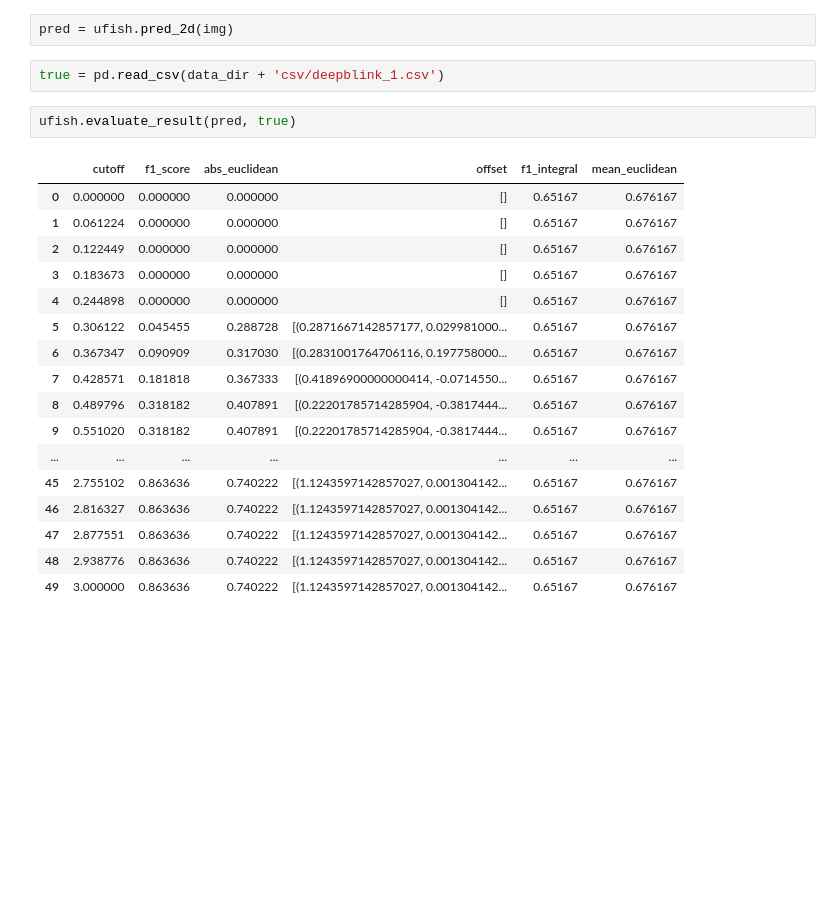
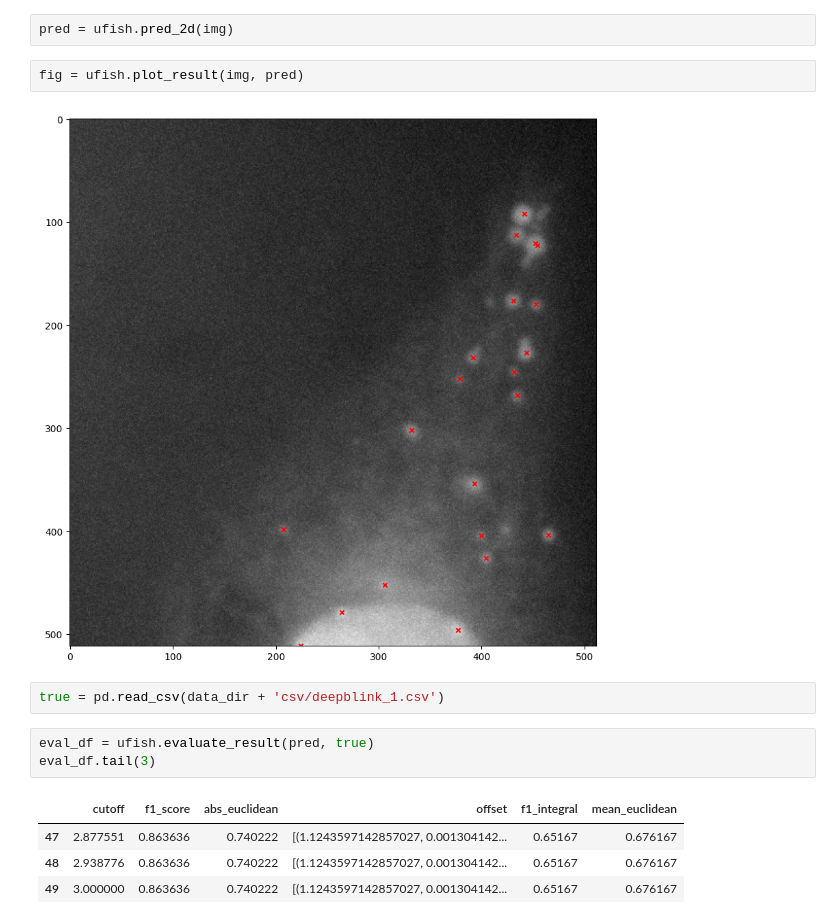
Before and after one commit to UFISH-Team/U-FISH, a Jupyter notebook: notebooks/test.ipynb, the cells around one changed output. Drawn from its saved outputs; the diff is of its cells as text; blank space fills up the shorter version.

Commit message:
api and cli for plot

```diff
--- a/notebooks/test.ipynb
+++ b/notebooks/test.ipynb
@@ -35,25 +34,17 @@ array([[0., 0., 0., ..., 0., 0., 0.],
        [0., 0., 0., ..., 0., 0., 0.]], dtype=float32)
 # %%
 pred = ufish.pred_2d(img)
+# %%
+fig = ufish.plot_result(img, pred)
+# %% [output]
+[figure, added]
 # %%
 true = pd.read_csv(data_dir + 'csv/deepblink_1.csv')
 # %%
-ufish.evaluate_result(pred, true)
+eval_df = ufish.evaluate_result(pred, true)
+eval_df.tail(3)
 # %% [output]
 |  | cutoff | f1_score | abs_euclidean | offset | f1_integral | mean_euclidean |
-| 0 | 0.000000 | 0.000000 | 0.000000 | [] | 0.65167 | 0.676167 |
-| 1 | 0.061224 | 0.000000 | 0.000000 | [] | 0.65167 | 0.676167 |
-| 2 | 0.122449 | 0.000000 | 0.000000 | [] | 0.65167 | 0.676167 |
-| 3 | 0.183673 | 0.000000 | 0.000000 | [] | 0.65167 | 0.676167 |
-| 4 | 0.244898 | 0.000000 | 0.000000 | [] | 0.65167 | 0.676167 |
-| 5 | 0.306122 | 0.045455 | 0.288728 | [(0.2871667142857177, 0.029981000... | 0.65167 | 0.676167 |
-| 6 | 0.367347 | 0.090909 | 0.317030 | [(0.2831001764706116, 0.197758000... | 0.65167 | 0.676167 |
-| 7 | 0.428571 | 0.181818 | 0.367333 | [(0.41896900000000414, -0.0714550... | 0.65167 | 0.676167 |
-| 8 | 0.489796 | 0.318182 | 0.407891 | [(0.22201785714285904, -0.3817444... | 0.65167 | 0.676167 |
-| 9 | 0.551020 | 0.318182 | 0.407891 | [(0.22201785714285904, -0.3817444... | 0.65167 | 0.676167 |
-| ... | ... | ... | ... | ... | ... | ... |
-| 45 | 2.755102 | 0.863636 | 0.740222 | [(1.1243597142857027, 0.001304142... | 0.65167 | 0.676167 |
-| 46 | 2.816327 | 0.863636 | 0.740222 | [(1.1243597142857027, 0.001304142... | 0.65167 | 0.676167 |
 | 47 | 2.877551 | 0.863636 | 0.740222 | [(1.1243597142857027, 0.001304142... | 0.65167 | 0.676167 |
 | 48 | 2.938776 | 0.863636 | 0.740222 | [(1.1243597142857027, 0.001304142... | 0.65167 | 0.676167 |
 | 49 | 3.000000 | 0.863636 | 0.740222 | [(1.1243597142857027, 0.001304142... | 0.65167 | 0.676167 |
```
Also changed, not shown: parts of 3 cells of this notebook, 4 other files.
